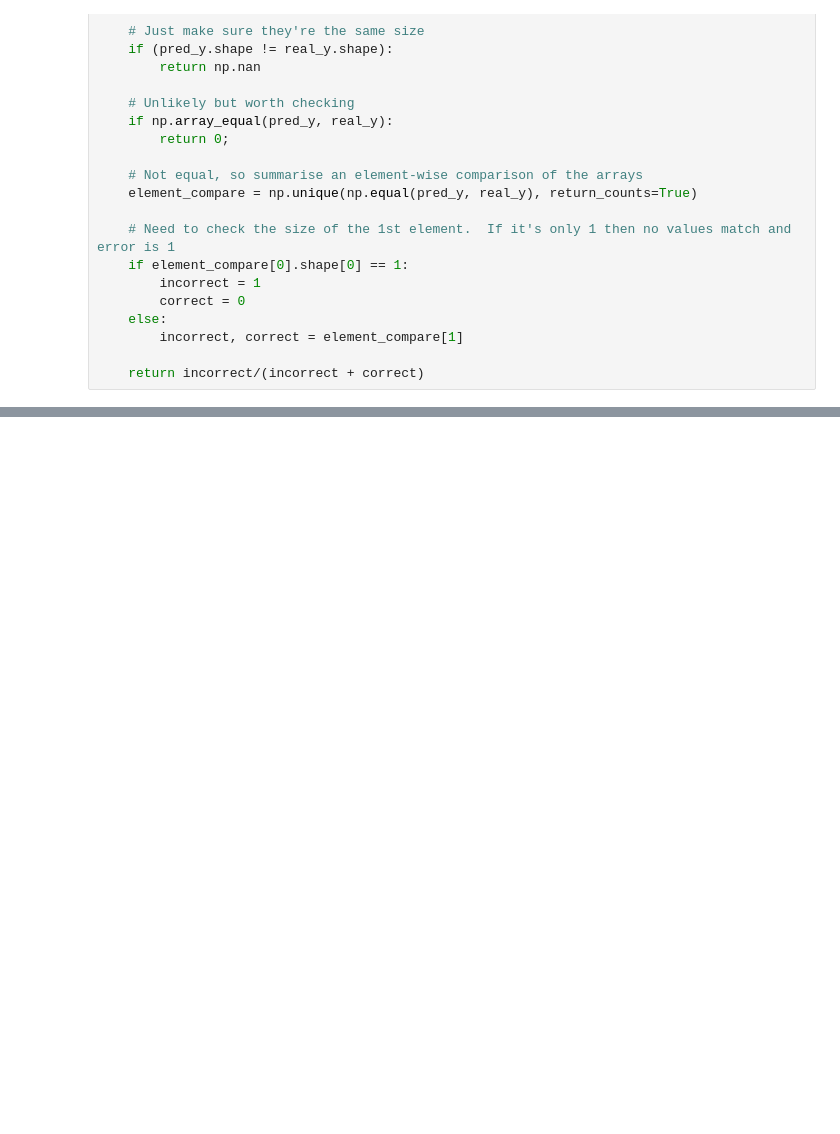
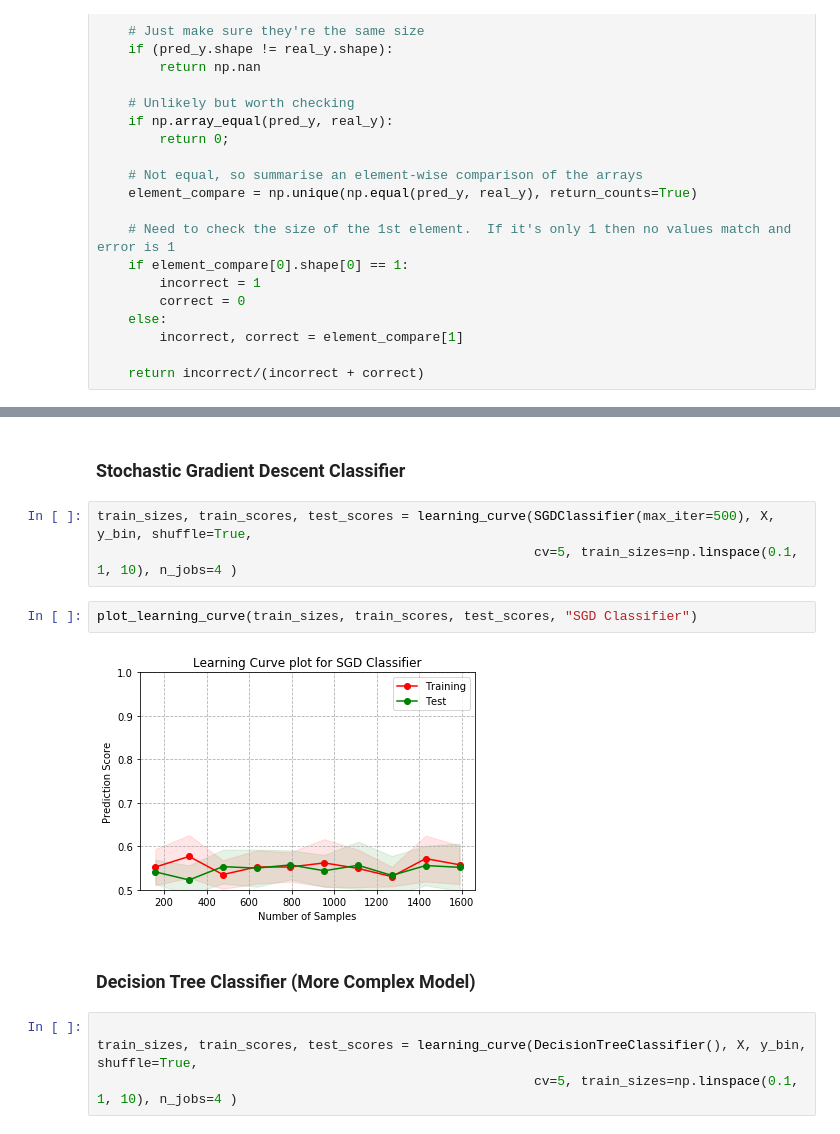
Before and after one commit to vipulpopat/MSCAI_Sem1_Etivity2, a Jupyter notebook: Etivity2_18195326.ipynb, the cells around one changed output, grey strips where cells are left out. Cells and saved outputs as stored; diff of their text form; blank space fills up the shorter version.

```diff
--- a/Etivity2_18195326.ipynb
+++ b/Etivity2_18195326.ipynb
@@ -447,0 +572,15 @@ The plot above shows that for this particular Logistic Regression calculation th
+# %% [markdown]
+### Stochastic Gradient Descent Classifier
+# %%
+train_sizes, train_scores, test_scores = learning_curve(SGDClassifier(max_iter=500), X, y_bin, shuffle=True,
+                                                        cv=5, train_sizes=np.linspace(0.1, 1, 10), n_jobs=4 )
+# %%
+plot_learning_curve(train_sizes, train_scores, test_scores, "SGD Classifier")
+# %% [output]
+[figure, added]
+# %% [markdown]
+### Decision Tree Classifier (More Complex Model)
+# %%
+
+train_sizes, train_scores, test_scores = learning_curve(DecisionTreeClassifier(), X, y_bin, shuffle=True,
+                                                        cv=5, train_sizes=np.linspace(0.1, 1, 10), n_jobs=4 )
```
Also changed, not shown: parts of 25 cells of this notebook.
